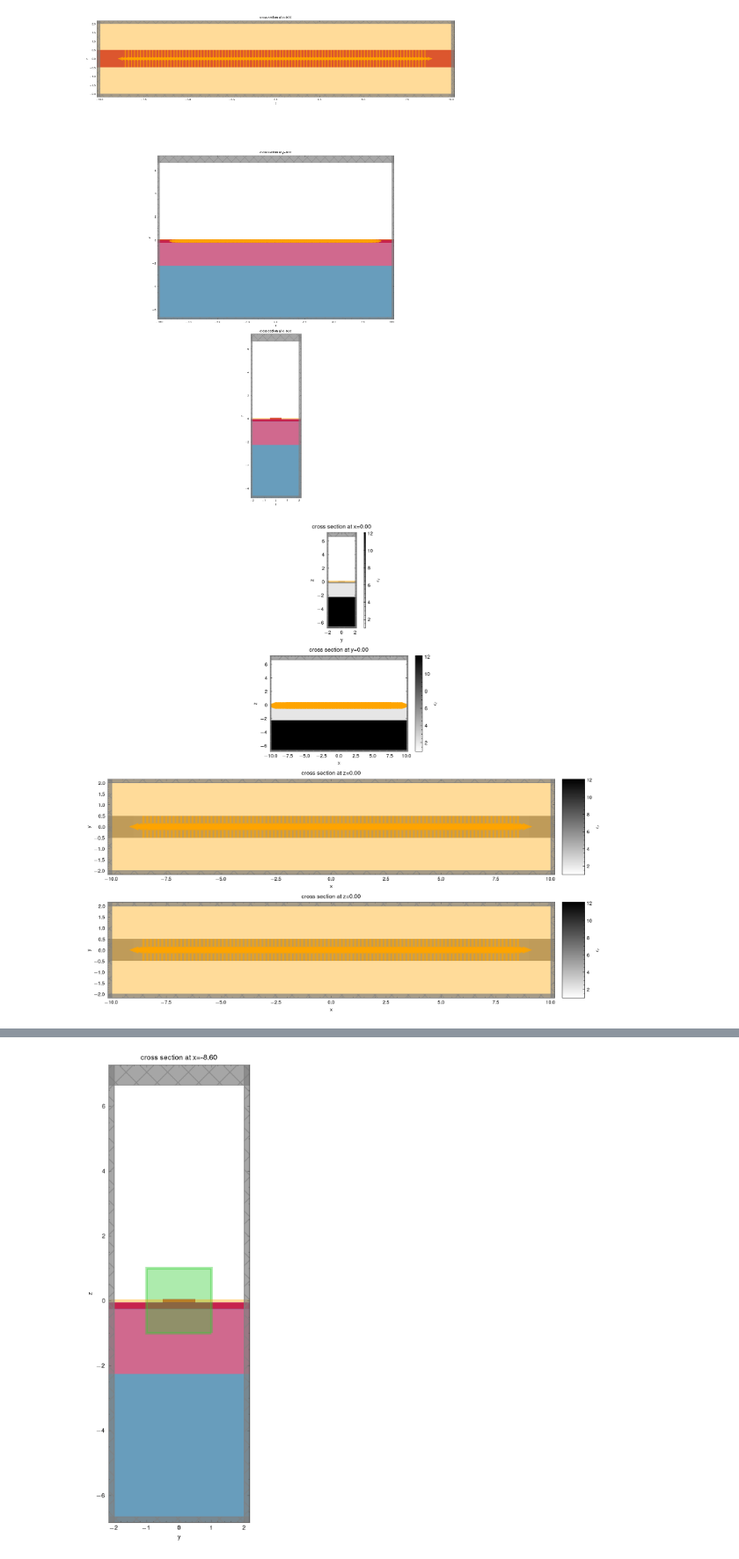
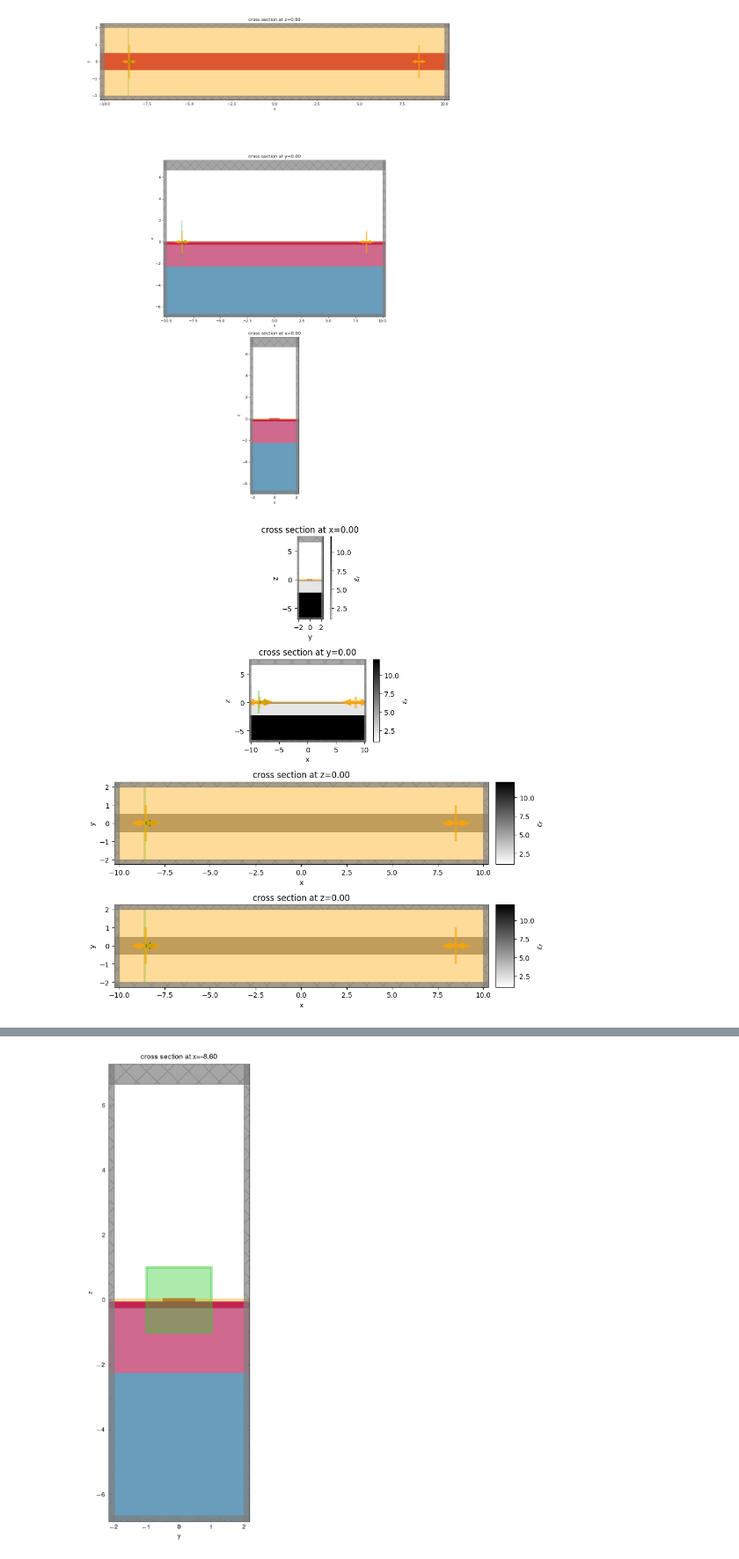
Before and after one commit to ihkim94/dft, a Jupyter notebook: Tidy3D/waveguides/BTO-waveguide.ipynb, the cells around one changed output, grey strips where cells are left out. Shown at 88% size. Cells and saved outputs as stored; diff of their text form; code cells hidden in the pictures.

```diff
--- a/Tidy3D/waveguides/BTO-waveguide.ipynb
+++ b/Tidy3D/waveguides/BTO-waveguide.ipynb
@@ -2,12 +2,12 @@
 import numpy as np
 import matplotlib.pyplot as plt
 import matplotlib as mpl
-import scienceplots
 
 import tidy3d as td
 from tidy3d.plugins.mode import ModeSolver
 from tidy3d import web
 from tidy3d import SpatialDataArray
 
-plt.style.use(['science','nature'])
+# import scienceplots
+# plt.style.use(['science','nature'])
 # %%
@@ -72,14 +69,14 @@ r_mesh = np.sqrt(x_mesh**2)
 
 #! ######################################################################################
 ###### To change the dielectric permittivity profile, change the following line ######
-# y = np.ones((Nx, Ny, Nz)) * bto_eps[2] * (-0.089) * (np.tanh(1000*np.pi*((-x_mesh+0))/(0.5*sim_length)))
+y = np.ones((Nx, Ny, Nz)) * bto_eps[2] * (-0.089) * (np.tanh(1000*np.pi*((-x_mesh+0))/(0.5*sim_length)))
 # y = np.ones((Nx, Ny, Nz)) * bto_eps[2] * (-2) * (np.tanh(1000*np.pi*((-x_mesh+0))/(0.5*sim_length)))
-y = np.ones((Nx, Ny, Nz)) * bto_eps[0] * (0.082) * np.sign(np.sin(2*np.pi*((-x_mesh-1)/4)))
+# y = np.ones((Nx, Ny, Nz)) * bto_eps[0] * (0.082) * np.sign(np.sin(2*np.pi*((-x_mesh-1)/4)))
 y[y<0] = 0
 
 eps_data_x = (np.ones((Nx, Ny, Nz)) * bto_eps[2]) + y
 eps_data_x_not_varying = np.ones((Nx, Ny, Nz)) * bto_eps[0]
-eps_data_y = np.ones((Nx, Ny, Nz)) * bto_eps[1]
+eps_data_y = np.ones((Nx, Ny, Nz)) * bto_eps[1] -y
 eps_data_z = np.ones((Nx, Ny, Nz)) * bto_eps[2]
 ######################################################################################
 #! ######################################################################################
@@ -267,43 +278,41 @@ for i in range(num):
     mnt_list.append(mode_mnt)
 # %%
 # Define the simulations
-
 sim_spatially_varying = td.Simulation(
     size=sim_size,
     grid_spec=grid_spec,
     structures=[si_substrate, sio2_substrate, sto_substrate, bto_substrate_vary, waveguide_vary],
-    sources=[],
+    sources=[mode_source],
     monitors=mnt_list,
     run_time=run_time,
     boundary_spec=td.BoundarySpec.all_sides(boundary=td.PML())) #! Using PML boundary condition. Can be vary.
-
 
 sim_unperturbed = td.Simulation(
     size=sim_size,
     grid_spec=grid_spec,
     structures=[si_substrate, sio2_substrate, sto_substrate, bto_substrate, waveguide],
-    sources=[],
+    sources=[mode_source],
     monitors=mnt_list,
     run_time=run_time,
     boundary_spec=td.BoundarySpec.all_sides(boundary=td.PML())) #! Using PML boundary condition. Can be vary.
 
-fig, (ax1, ax2, ax3) = plt.subplots(3, 1, tight_layout=True, dpi=100, figsize=(14, 20))
+fig, (ax1, ax2, ax3) = plt.subplots(3, 1, tight_layout=True, dpi=80, figsize=(14, 20))
 sim_spatially_varying.plot(z=0, ax=ax1)
 sim_spatially_varying.plot(y=0, ax=ax2)
 sim_spatially_varying.plot(x=0, ax=ax3)
 
 plt.show()
 # %% [output]
-[figure, old version]
+[figure, new version]
 # %%
-fig, (ax1, ax2, ax3, ax4) = plt.subplots(4, 1, tight_layout=True, dpi=200, figsize=(14, 10))
+fig, (ax1, ax2, ax3, ax4) = plt.subplots(4, 1, tight_layout=True, dpi=100, figsize=(14, 10))
 sim_spatially_varying.plot_eps(x=0, ax=ax1)
 sim_spatially_varying.plot_eps(y=0, ax=ax2)
 sim_spatially_varying.plot_eps(z=0, ax=ax3)
 sim_spatially_varying.plot_eps(z=0, ax=ax4)
 plt.show()
 # %% [output]
-[figure, old version]
+[figure, new version]
 # %%
 sim_spatially_varying.plot_3d()
 # %% [output]
```
Also changed, not shown: parts of 16 cells of this notebook, 7 other files.
